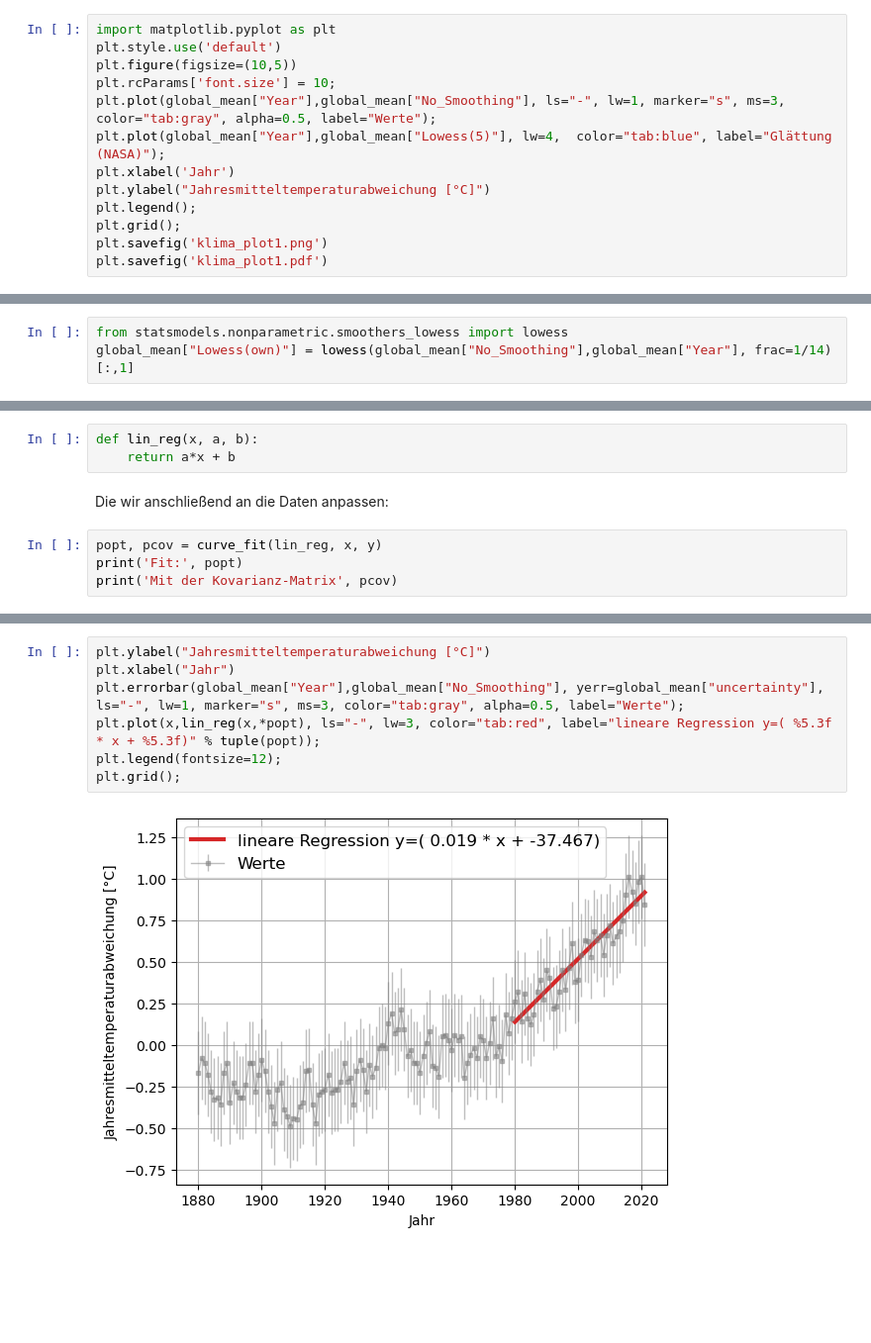
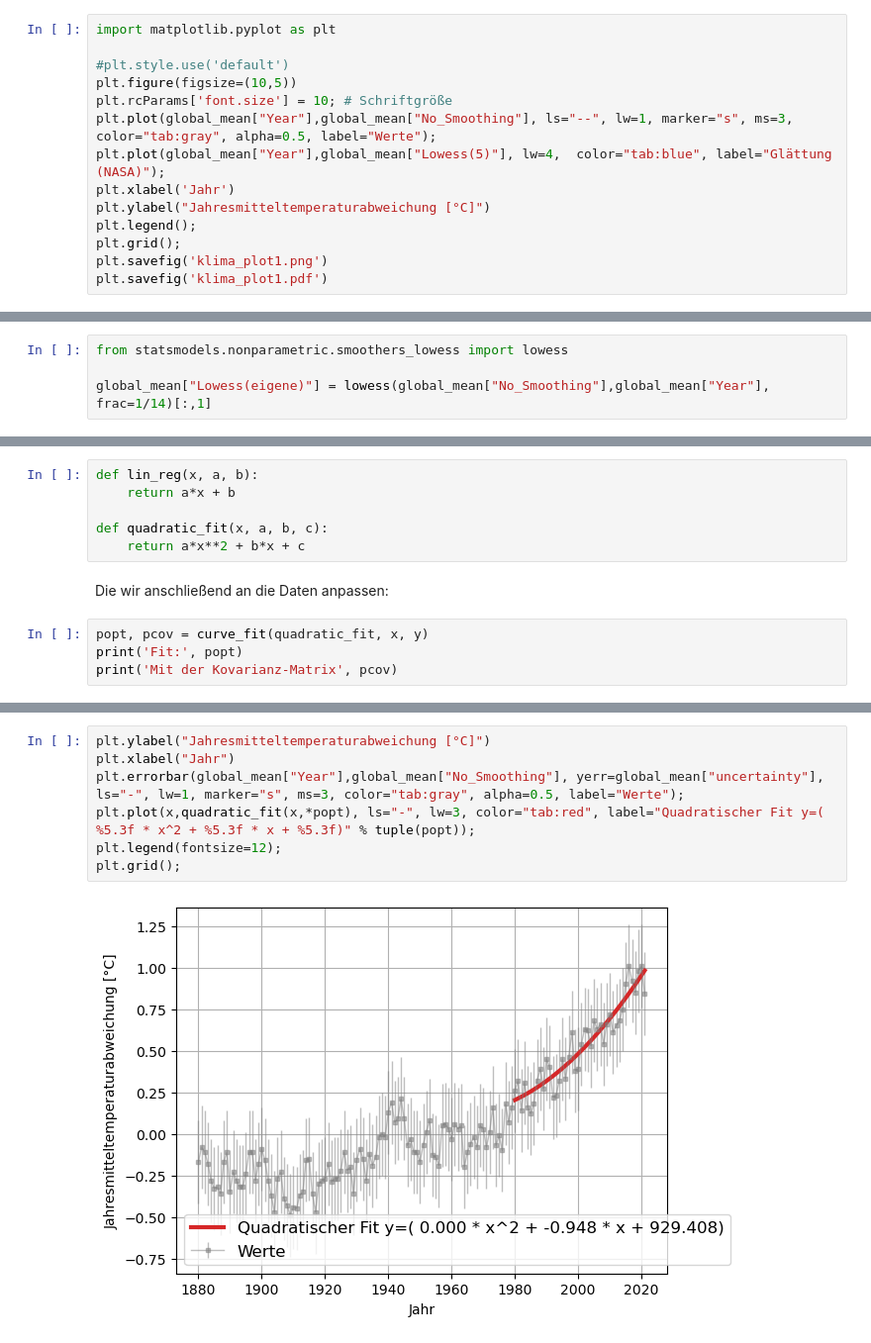
Before and after one commit to Kisleif/mtbook, a Jupyter notebook: _sources/content/T_Plotten.ipynb, the cells around one changed output, grey strips where cells are left out. Shown at 99% size. Drawn from its saved outputs; the diff is of its cells as text; blank space fills up the shorter version.

```diff
--- a/_sources/content/T_Plotten.ipynb
+++ b/_sources/content/T_Plotten.ipynb
@@ -67,10 +74,11 @@ Name: Year, Length: 142, dtype: int64
 Als Beispiel für eine gelungene grafische Darstellung wollen wir die beiden Spalten, *No_Smoothing* and *Lowess(5)* gegenüber der Zeitachse *Year* plotten. Hierfür benützen wir die Python Library `matplotlib`. Einmal geplottet kann das zuletzt angezeigte Diagramm in verschiedenen Formaten mit `plt.savefig('klima_plot1.png')` abgespeichert werden. Wenn nicht anders angegeben, wird die Datei im gleichen Ordner angelegt.
 # %%
 import matplotlib.pyplot as plt
-plt.style.use('default')
+
+#plt.style.use('default')
 plt.figure(figsize=(10,5))
-plt.rcParams['font.size'] = 10;
-plt.plot(global_mean["Year"],global_mean["No_Smoothing"], ls="-", lw=1, marker="s", ms=3, color="tab:gray", alpha=0.5, label="Werte");
+plt.rcParams['font.size'] = 10; # Schriftgröße
+plt.plot(global_mean["Year"],global_mean["No_Smoothing"], ls="--", lw=1, marker="s", ms=3, color="tab:gray", alpha=0.5, label="Werte");
 plt.plot(global_mean["Year"],global_mean["Lowess(5)"], lw=4,  color="tab:blue", label="Glättung (NASA)");
 plt.xlabel('Jahr')
 plt.ylabel("Jahresmitteltemperaturabweichung [°C]")
@@ -175,7 +181,8 @@ Es gibt natürlich viele Methoden und Filter, um Daten zu glätten. Wir wollen n
 - Ausgegeben wird zweidimensionalas Array. Die erste Spalte enthält die sortierten x-Werte und die zweite Spalte die zugehörigen geschätzten y-Werte. Um die zweite Spalte in den DataFrame zu speichern, wählen wir diese mit `[:,1]` aus.
 # %%
 from statsmodels.nonparametric.smoothers_lowess import lowess
-global_mean["Lowess(own)"] = lowess(global_mean["No_Smoothing"],global_mean["Year"], frac=1/14)[:,1]
+
+global_mean["Lowess(eigene)"] = lowess(global_mean["No_Smoothing"],global_mean["Year"], frac=1/14)[:,1]
 # %%
 global_mean
 # %% [output]
@@ -315,10 +328,13 @@ Als erstes wird die Funktion deklariert, hier nutzen wird wieder eine lineare Re
 # %%
 def lin_reg(x, a, b):
     return a*x + b
+
+def quadratic_fit(x, a, b, c):
+    return a*x**2 + b*x + c
 # %% [markdown]
 Die wir anschließend an die Daten anpassen:
 # %%
-popt, pcov = curve_fit(lin_reg, x, y)
+popt, pcov = curve_fit(quadratic_fit, x, y)
 print('Fit:', popt)
 print('Mit der Kovarianz-Matrix', pcov)
 # %% [output]
@@ -328,9 +345,9 @@ Mit der Kovarianz-Matrix [[ 1.48554965e-06 -2.97184206e-03]
 # %%
 plt.ylabel("Jahresmitteltemperaturabweichung [°C]")
 plt.xlabel("Jahr")
 plt.errorbar(global_mean["Year"],global_mean["No_Smoothing"], yerr=global_mean["uncertainty"], ls="-", lw=1, marker="s", ms=3, color="tab:gray", alpha=0.5, label="Werte");
-plt.plot(x,lin_reg(x,*popt), ls="-", lw=3, color="tab:red", label="lineare Regression y=( %5.3f * x + %5.3f)" % tuple(popt));
+plt.plot(x,quadratic_fit(x,*popt), ls="-", lw=3, color="tab:red", label="Quadratischer Fit y=( %5.3f * x^2 + %5.3f * x + %5.3f)" % tuple(popt));
 plt.legend(fontsize=12);
 plt.grid();
 # %% [output]
-[figure, old version]
+[figure, new version]
```
Also changed, not shown: parts of 11 cells of this notebook, 6 other files.
